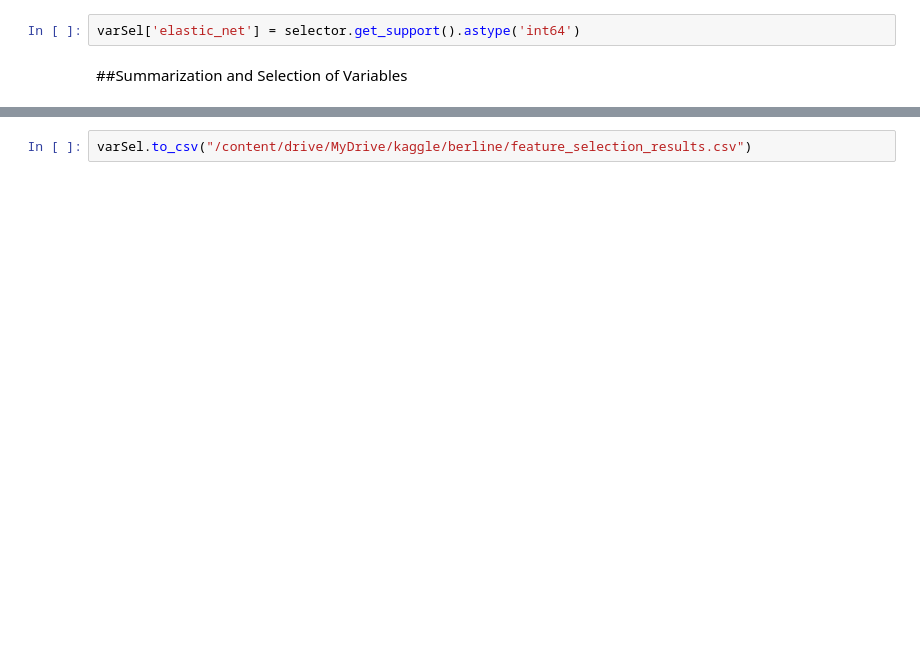
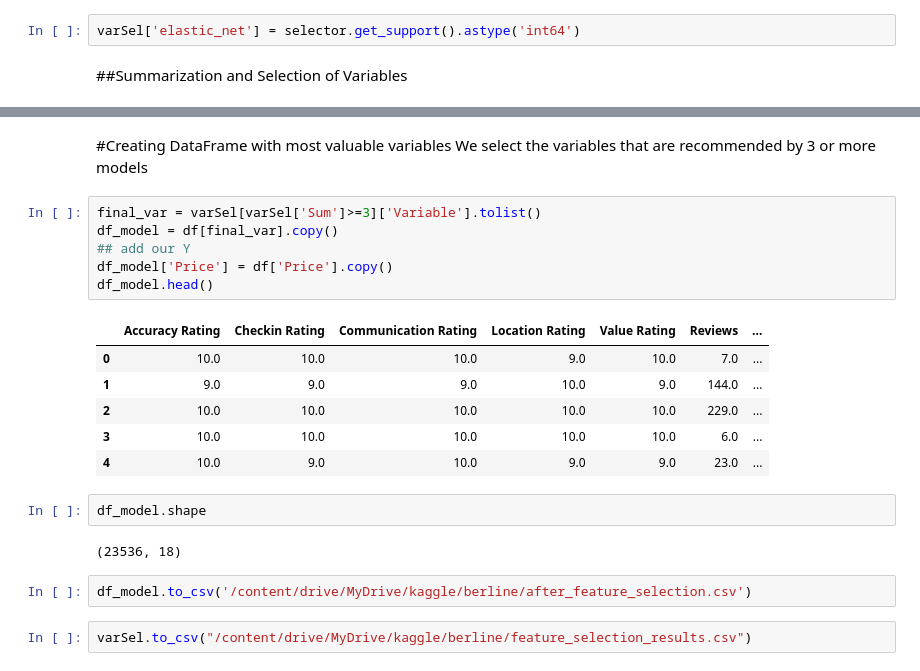
Before and after one commit to rafatb/Berlin_Airbnb_Price_Prediction, a Jupyter notebook: 3_Airbnb_Berlin_Feature_Selection.ipynb, the cells around one changed output, grey strips where cells are left out. Drawn from its saved outputs; the diff is of its cells as text; blank space fills up the shorter version.

```diff
--- a/3_Airbnb_Berlin_Feature_Selection.ipynb
+++ b/3_Airbnb_Berlin_Feature_Selection.ipynb
@@ -360,2 +355,24 @@ varSel[varSel['Sum']>=2]
+# %% [markdown]
+#Creating DataFrame with most valuable variables
+We select the variables that are recommended by 3 or more models
+# %%
+final_var = varSel[varSel['Sum']>=3]['Variable'].tolist()
+df_model = df[final_var].copy()
+## add our Y
+df_model['Price'] = df['Price'].copy()
+df_model.head()
+# %% [output]
+|  | Accuracy Rating | Checkin Rating | Communication Rating | Location Rating | Value Rating | Reviews | ... |
+| 0 | 10.0 | 10.0 | 10.0 | 9.0 | 10.0 | 7.0 | ... |
+| 1 | 9.0 | 9.0 | 9.0 | 10.0 | 9.0 | 144.0 | ... |
+| 2 | 10.0 | 10.0 | 10.0 | 10.0 | 10.0 | 229.0 | ... |
+| 3 | 10.0 | 10.0 | 10.0 | 10.0 | 10.0 | 6.0 | ... |
+| 4 | 10.0 | 9.0 | 10.0 | 9.0 | 9.0 | 23.0 | ... |
+# %%
+df_model.shape
+# %% [output]
+(23536, 18)
+# %%
+df_model.to_csv('/content/drive/MyDrive/kaggle/berline/after_feature_selection.csv')
 # %%
 varSel.to_csv("/content/drive/MyDrive/kaggle/berline/feature_selection_results.csv")
```
Also changed, not shown: parts of 17 cells of this notebook.
